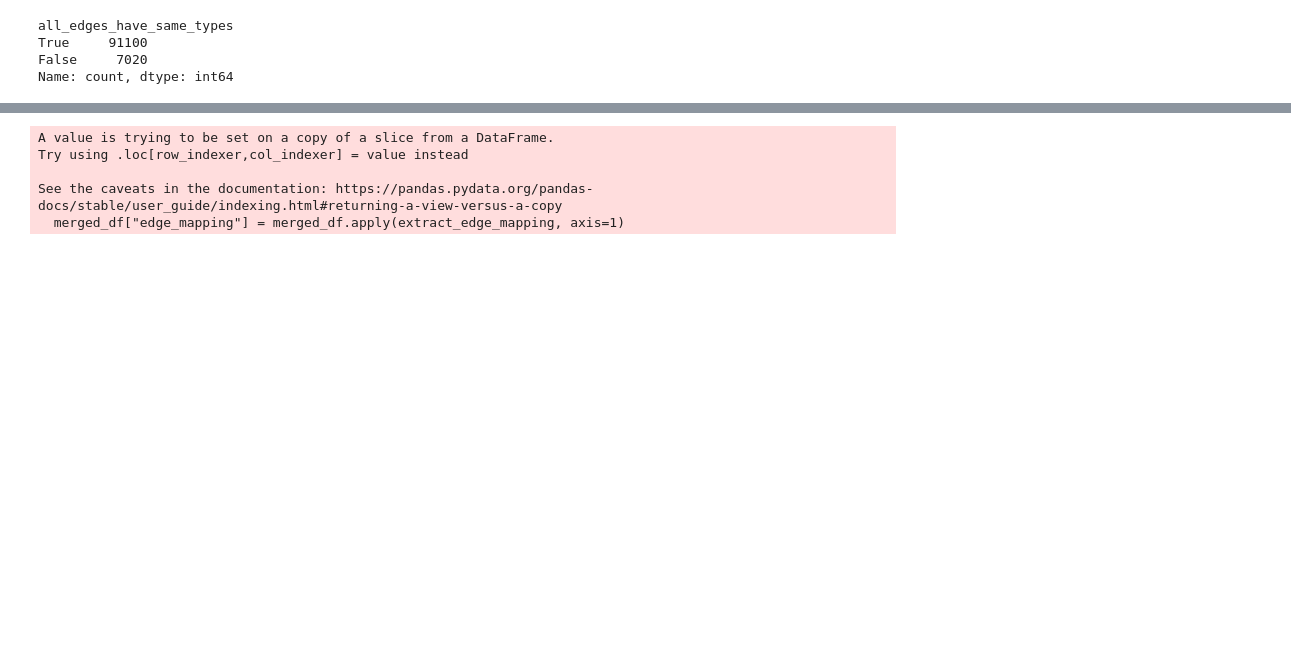
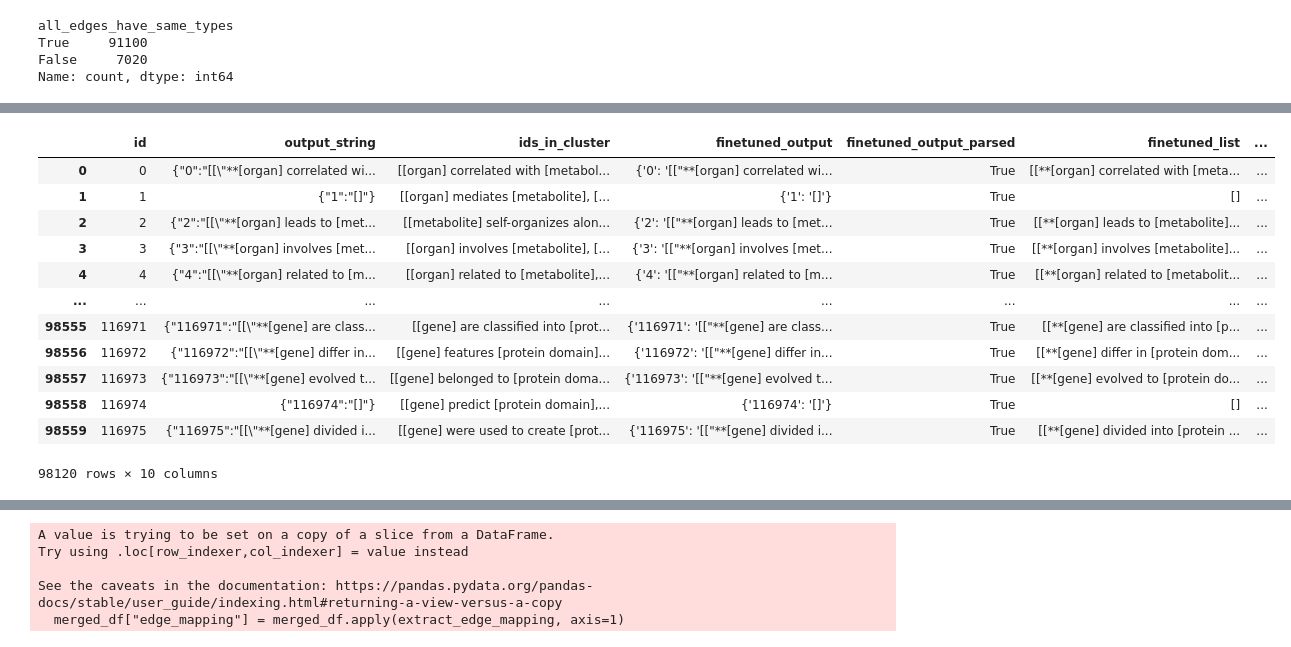
Before and after one commit to manojitharaju016/plant_kg_disambiguation, a Jupyter notebook: type_and_edge_disambiguation/edge_disambiguation_analysis.ipynb, the cells around one changed output, grey strips where cells are left out. Saved outputs shown, nothing was run; the diff lists cells and outputs as text; code cells hidden in the pictures; blank space fills up the shorter version.

```diff
--- a/type_and_edge_disambiguation/edge_disambiguation_analysis.ipynb
+++ b/type_and_edge_disambiguation/edge_disambiguation_analysis.ipynb
@@ -318,3 +318,19 @@ rerun_df
+# %%
+merged_df
+# %% [output]
+|  | id | output_string | ids_in_cluster | finetuned_output | finetuned_output_parsed | finetuned_list | ... |
+| 0 | 0 | {"0":"[[\"**[organ] correlated wi... | [[organ] correlated with [metabol... | {'0': '[["**[organ] correlated wi... | True | [[**[organ] correlated with [meta... | ... |
+| 1 | 1 | {"1":"[]"} | [[organ] mediates [metabolite], [... | {'1': '[]'} | True | [] | ... |
+| 2 | 2 | {"2":"[[\"**[organ] leads to [met... | [[metabolite] self-organizes alon... | {'2': '[["**[organ] leads to [met... | True | [[**[organ] leads to [metabolite]... | ... |
+| 3 | 3 | {"3":"[[\"**[organ] involves [met... | [[organ] involves [metabolite], [... | {'3': '[["**[organ] involves [met... | True | [[**[organ] involves [metabolite]... | ... |
+| 4 | 4 | {"4":"[[\"**[organ] related to [m... | [[organ] related to [metabolite],... | {'4': '[["**[organ] related to [m... | True | [[**[organ] related to [metabolit... | ... |
+| ... | ... | ... | ... | ... | ... | ... | ... |
+| 98555 | 116971 | {"116971":"[[\"**[gene] are class... | [[gene] are classified into [prot... | {'116971': '[["**[gene] are class... | True | [[**[gene] are classified into [p... | ... |
+| 98556 | 116972 | {"116972":"[[\"**[gene] differ in... | [[gene] features [protein domain]... | {'116972': '[["**[gene] differ in... | True | [[**[gene] differ in [protein dom... | ... |
+| 98557 | 116973 | {"116973":"[[\"**[gene] evolved t... | [[gene] belonged to [protein doma... | {'116973': '[["**[gene] evolved t... | True | [[**[gene] evolved to [protein do... | ... |
+| 98558 | 116974 | {"116974":"[]"} | [[gene] predict [protein domain],... | {'116974': '[]'} | True | [] | ... |
+| 98559 | 116975 | {"116975":"[[\"**[gene] divided i... | [[gene] were used to create [prot... | {'116975': '[["**[gene] divided i... | True | [[**[gene] divided into [protein ... | ... |
+98120 rows × 10 columns
 # %%
 rerun_df = pd.concat([merged_df[merged_df["finetuned_representative_in_list"] == False], rerun_df])
 merged_df = merged_df[merged_df["finetuned_representative_in_list"] == True]
```
Also changed, not shown: parts of 5 cells of this notebook, 9 other files.
